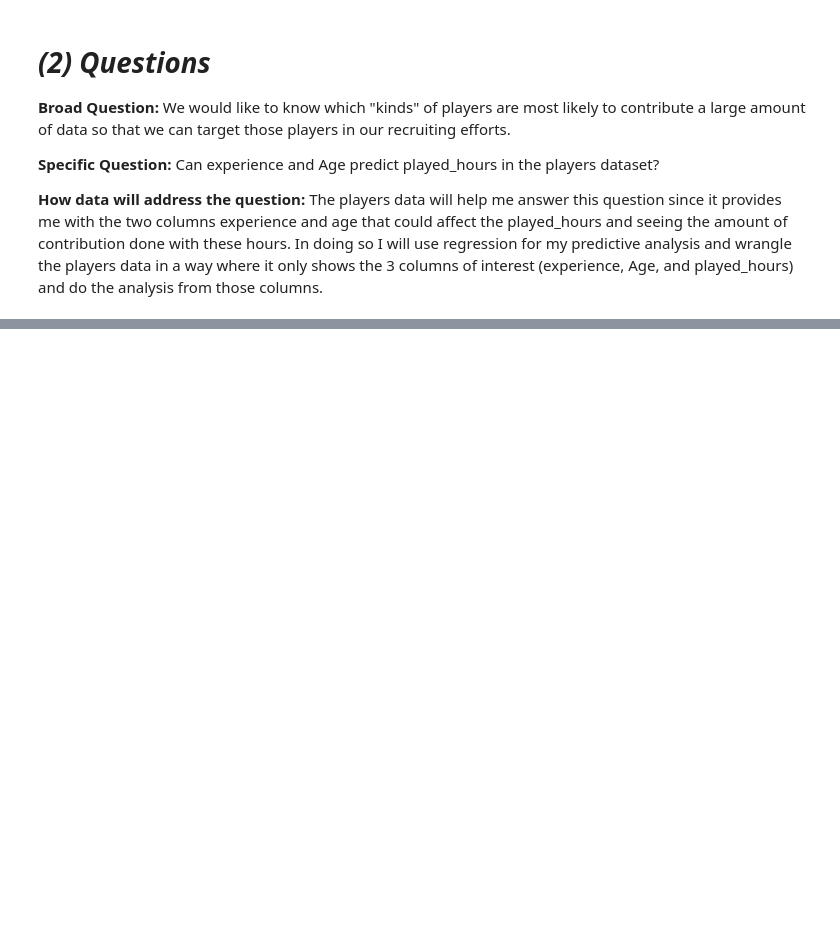
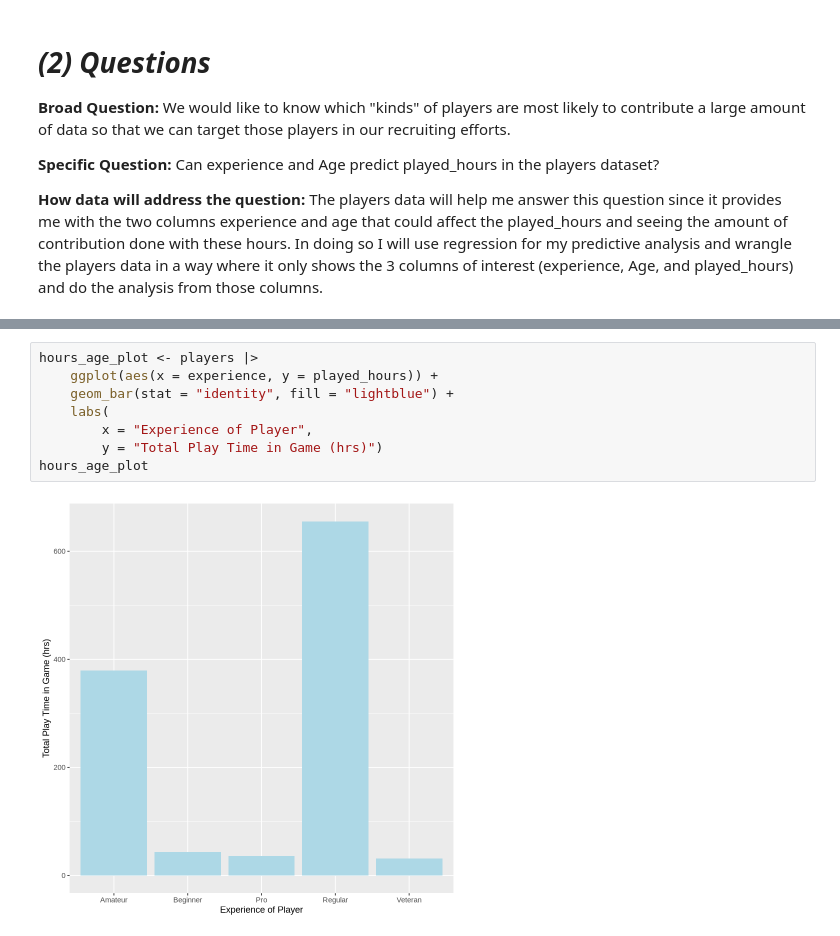
Before and after one commit to iSqlqmi/dsci-project, a Jupyter notebook: individual_planning.ipynb, the cells around one changed output, grey strips where cells are left out. Cells and saved outputs as stored; diff of their text form; blank space fills up the shorter version.

```diff
--- a/individual_planning.ipynb
+++ b/individual_planning.ipynb
@@ -129,0 +199,10 @@ dbl (2): original_start_time, original_end_time
+# %%
+hours_age_plot <- players |>
+    ggplot(aes(x = experience, y = played_hours)) +
+    geom_bar(stat = "identity", fill = "lightblue") +
+    labs(
+        x = "Experience of Player",
+        y = "Total Play Time in Game (hrs)")
+hours_age_plot
+# %% [output]
+[figure, added]
```
Also changed, not shown: parts of 14 cells of this notebook.
